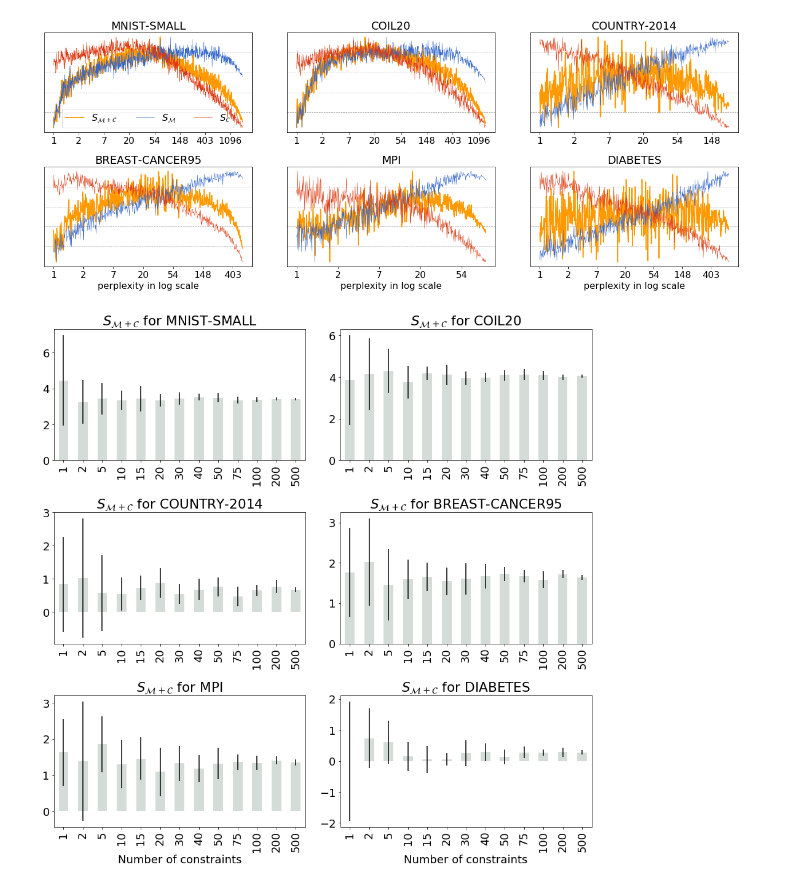
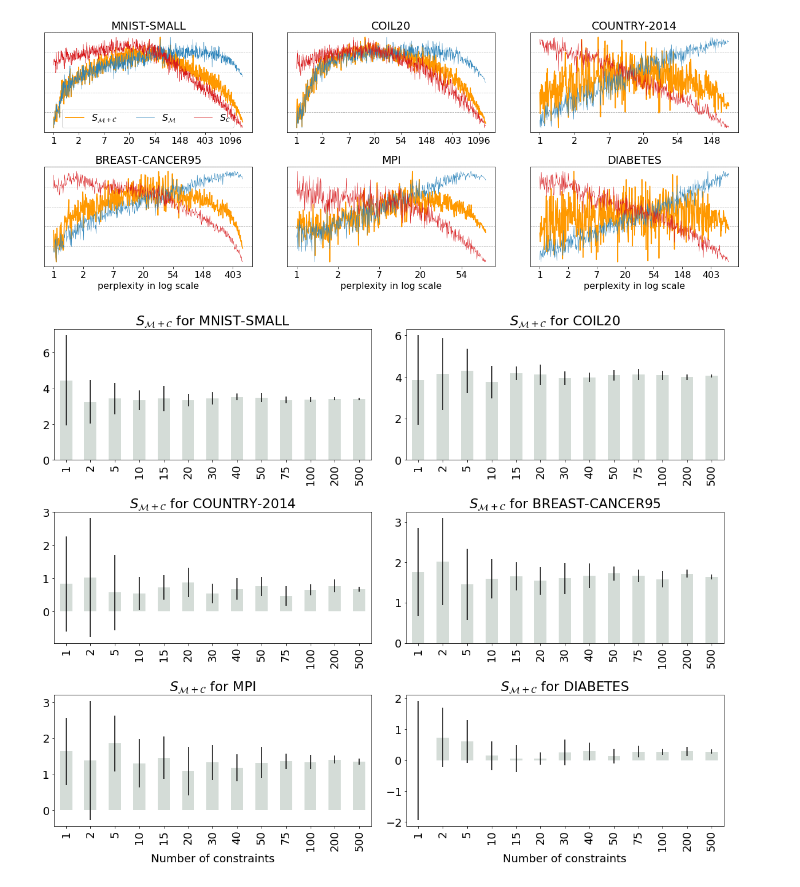
Before and after one commit to vu-minh/tsne_auto_perp_constraints, a Jupyter notebook: Constraint score by perplexity 50.ipynb, the cells around one changed output. Cells and saved outputs as stored; diff of their text form; code cells hidden in the pictures.

Commit message:
Update figures

```diff
--- a/Constraint score by perplexity 50.ipynb
+++ b/Constraint score by perplexity 50.ipynb
@@ -39,11 +39,11 @@ def _plot_constraint_scores(ax, perps, s_all_means, s_ml_means, s_cl_means, data
     ax3.axis('off')
 
     markersize = 8
-    line2, = ax2.plot(x_axis, s_ml_means, color='#3366cc', markersize=markersize,
+    line2, = ax2.plot(x_axis, s_ml_means, color='#2b83ba', markersize=markersize, # '#3366cc'
                       linewidth=0.6, label='$S_{\mathcal{M}}$')
-    line3, = ax3.plot(x_axis, s_cl_means, color='#dc3912', markersize=markersize,
+    line3, = ax3.plot(x_axis, s_cl_means, color='#d7191c', markersize=markersize, # '#dc3912'
                       linewidth=0.6, label='$S_{\mathcal{C}}$')
-    line1, = ax1.plot(x_axis, s_all_means, color='#ff9900', markersize=markersize,
+    line1, = ax1.plot(x_axis, s_all_means, color='#ff9900', markersize=markersize, # '#ff9900'
                   linewidth=1.8, label='$S_{\mathcal{M}+\mathcal{C}}$')
 
     if dataset_name == 'MNIST-SMALL':
@@ -135,23 +135,23 @@ def _plot_S_by_nconstraints(ax, dataset_name, key='s_all', last_row=True):
 # %%
 datasets = [
     'MNIST-SMALL',
     'COIL20',
     'COUNTRY-2014',
     'BREAST-CANCER95',
     'MPI',
     'DIABETES'
 ]
 
-fig, axes = plt.subplots(3, 2, figsize=(13, 13))
+fig, axes = plt.subplots(3, 2, figsize=(16, 13))
 
 for i, dataset_name in enumerate(datasets):
     r = i // 2; c = i % 2
     ax = axes[r][c]
     _plot_S_by_nconstraints(ax, dataset_name, key='s_all', last_row=r==2)
 
 plt.rcParams.update({'font.size': 18})
 plt.tight_layout()
 # plt.subplots_adjust(hspace=0, wspace=0.2)
 plt.savefig('{}/sall_perp20.pdf'.format(PLOT_OUT, idx+1))
 # %% [output]
-[figure, old version]
+[figure, new version]
```
